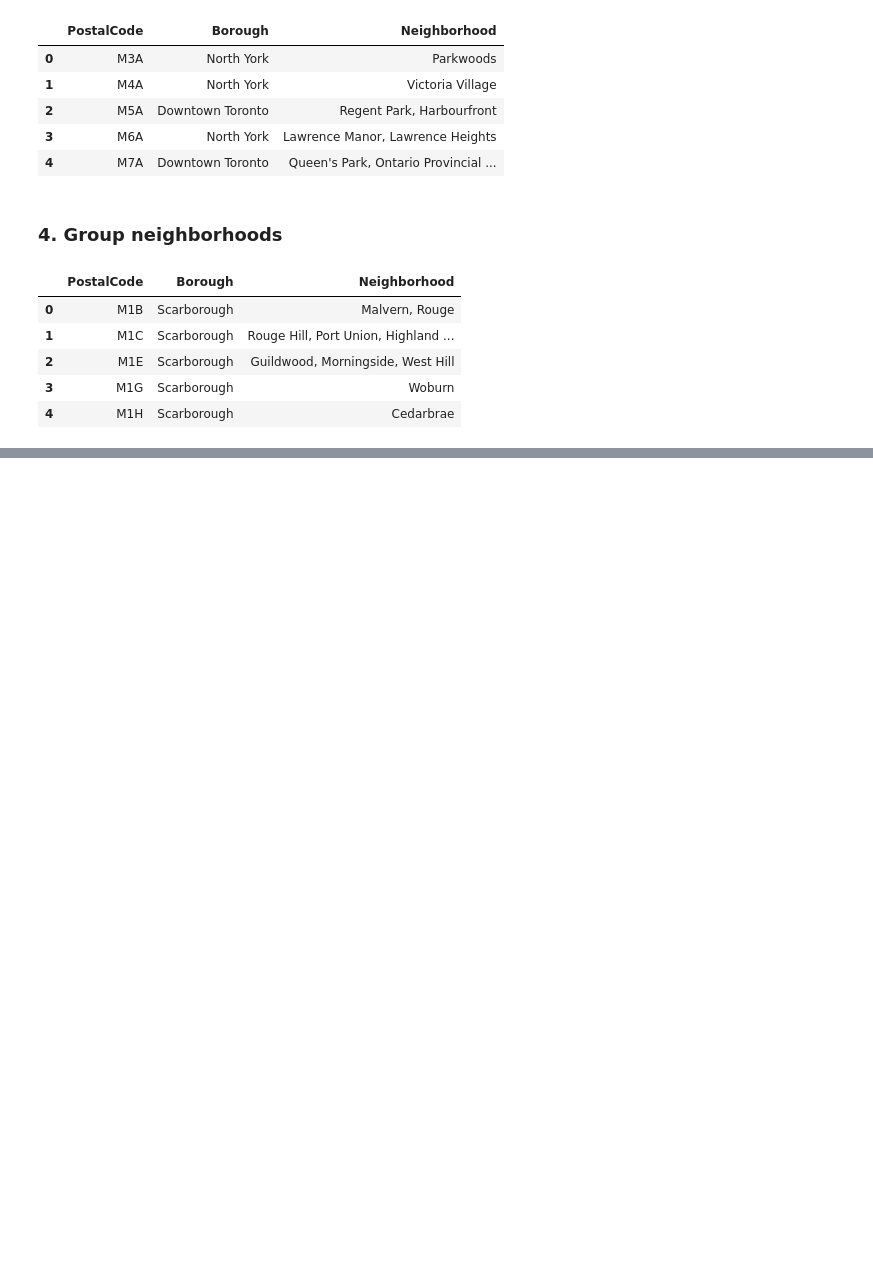
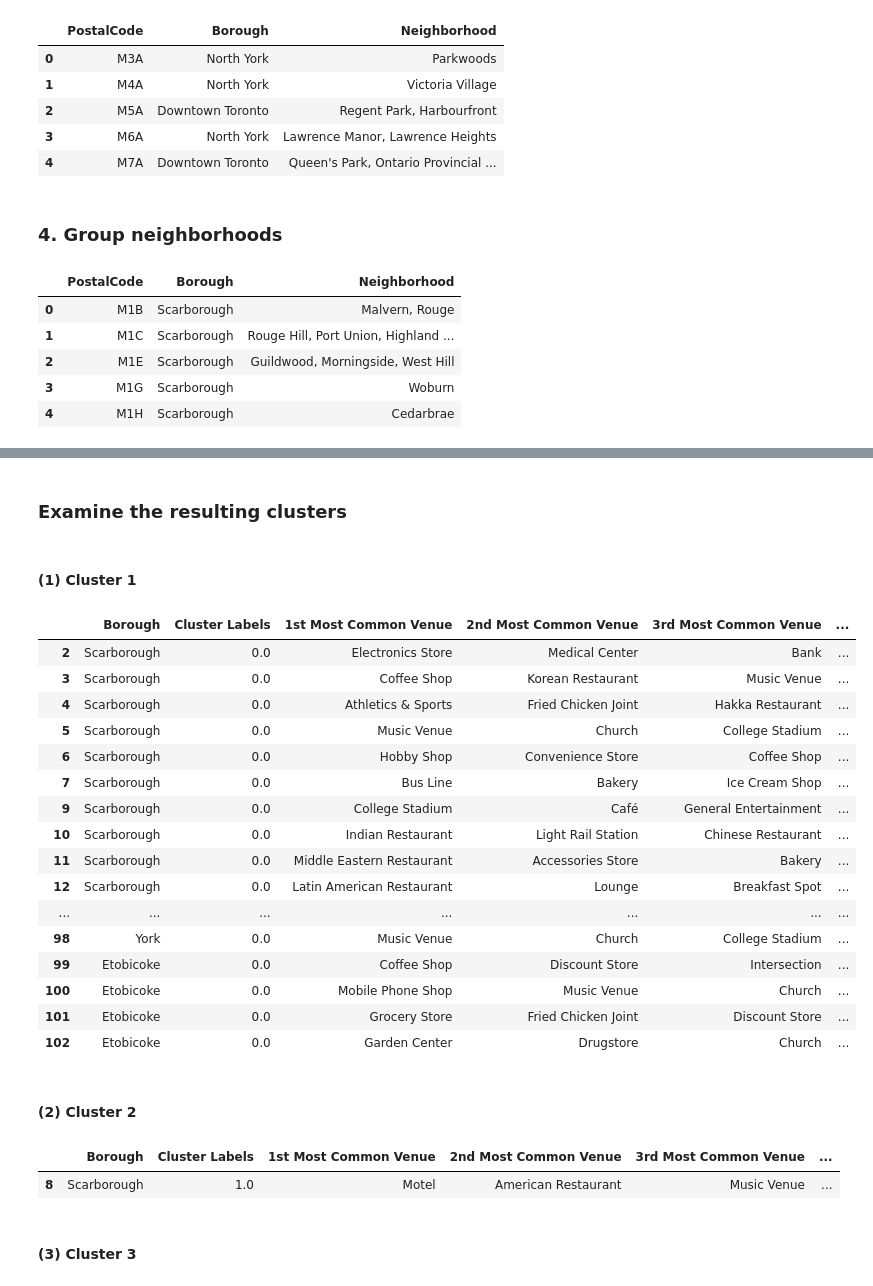
Before and after one commit to sissilin1027/Coursera_Capstone, a Jupyter notebook: Week3 assignment.ipynb, the cells around one changed output, grey strips where cells are left out. Cells and saved outputs as stored; diff of their text form; code cells hidden in the pictures; blank space fills up the shorter version.

```diff
--- a/Week3 assignment.ipynb
+++ b/Week3 assignment.ipynb
@@ -131,0 +465,3 @@ grouped_df()
+# %%
+toronto_grouped = toronto_onehot.groupby('Neighborhood').mean().reset_index()
+toronto_grouped
@@ -131,0 +530,21 @@ grouped_df()
+# %%
+num_top_venues = 10
+
+indicators = ['st', 'nd', 'rd']
+
+# create columns according to number of top venues
+columns = ['Neighborhood']
+for ind in np.arange(num_top_venues):
+    try:
+        columns.append('{}{} Most Common Venue'.format(ind+1, indicators[ind]))
+    except:
+        columns.append('{}th Most Common Venue'.format(ind+1))
+
+# create a new dataframe
+neighborhoods_venues_sorted = pd.DataFrame(columns=columns)
+neighborhoods_venues_sorted['Neighborhood'] = toronto_grouped['Neighborhood']
+
+for ind in np.arange(toronto_grouped.shape[0]):
+    neighborhoods_venues_sorted.iloc[ind, 1:] = return_most_common_venues(toronto_grouped.iloc[ind, :], num_top_venues)
+
+neighborhoods_venues_sorted.head()
@@ -131,0 +560,11 @@ grouped_df()
+# %%
+# set number of clusters
+kclusters = 5
+
+toronto_grouped_clustering = toronto_grouped.drop("Neighborhood", 1)
+
+# run k-means clustering
+kmeans = KMeans(n_clusters=kclusters, random_state=0).fit(toronto_grouped_clustering)
+
+# check cluster labels generated for each row in the dataframe
+kmeans.labels_[0:10]
@@ -131,0 +575,8 @@ grouped_df()
+# %%
+neighborhoods_venues_sorted.insert(0, 'Cluster Labels', kmeans.labels_)
+
+toronto_merged = df_toronto.copy()
+
+toronto_merged = toronto_merged.join(neighborhoods_venues_sorted.set_index('Neighborhood'), on="Neighborhood")
+
+toronto_merged.head()
@@ -131,0 +615,33 @@ grouped_df()
+# %% [markdown]
+### Examine the resulting clusters
+# %% [markdown]
+#### (1) Cluster 1
+# %%
+toronto_merged.loc[toronto_merged['Cluster Labels'] == 0, toronto_merged.columns[[1] + list(range(5, toronto_merged.shape[1]))]]
+# %% [output]
+|  | Borough | Cluster Labels | 1st Most Common Venue | 2nd Most Common Venue | 3rd Most Common Venue | ... |
+| 2 | Scarborough | 0.0 | Electronics Store | Medical Center | Bank | ... |
+| 3 | Scarborough | 0.0 | Coffee Shop | Korean Restaurant | Music Venue | ... |
+| 4 | Scarborough | 0.0 | Athletics & Sports | Fried Chicken Joint | Hakka Restaurant | ... |
+| 5 | Scarborough | 0.0 | Music Venue | Church | College Stadium | ... |
+| 6 | Scarborough | 0.0 | Hobby Shop | Convenience Store | Coffee Shop | ... |
+| 7 | Scarborough | 0.0 | Bus Line | Bakery | Ice Cream Shop | ... |
+| 9 | Scarborough | 0.0 | College Stadium | Café | General Entertainment | ... |
+| 10 | Scarborough | 0.0 | Indian Restaurant | Light Rail Station | Chinese Restaurant | ... |
+| 11 | Scarborough | 0.0 | Middle Eastern Restaurant | Accessories Store | Bakery | ... |
+| 12 | Scarborough | 0.0 | Latin American Restaurant | Lounge | Breakfast Spot | ... |
+| ... | ... | ... | ... | ... | ... | ... |
+| 98 | York | 0.0 | Music Venue | Church | College Stadium | ... |
+| 99 | Etobicoke | 0.0 | Coffee Shop | Discount Store | Intersection | ... |
+| 100 | Etobicoke | 0.0 | Mobile Phone Shop | Music Venue | Church | ... |
+| 101 | Etobicoke | 0.0 | Grocery Store | Fried Chicken Joint | Discount Store | ... |
+| 102 | Etobicoke | 0.0 | Garden Center | Drugstore | Church | ... |
+# %% [markdown]
+#### (2) Cluster 2
+# %%
+toronto_merged.loc[toronto_merged['Cluster Labels'] == 1, toronto_merged.columns[[1] + list(range(5, toronto_merged.shape[1]))]]
+# %% [output]
+|  | Borough | Cluster Labels | 1st Most Common Venue | 2nd Most Common Venue | 3rd Most Common Venue | ... |
+| 8 | Scarborough | 1.0 | Motel | American Restaurant | Music Venue | ... |
+# %% [markdown]
+#### (3) Cluster 3
```
Also changed, not shown: parts of 62 cells of this notebook.
